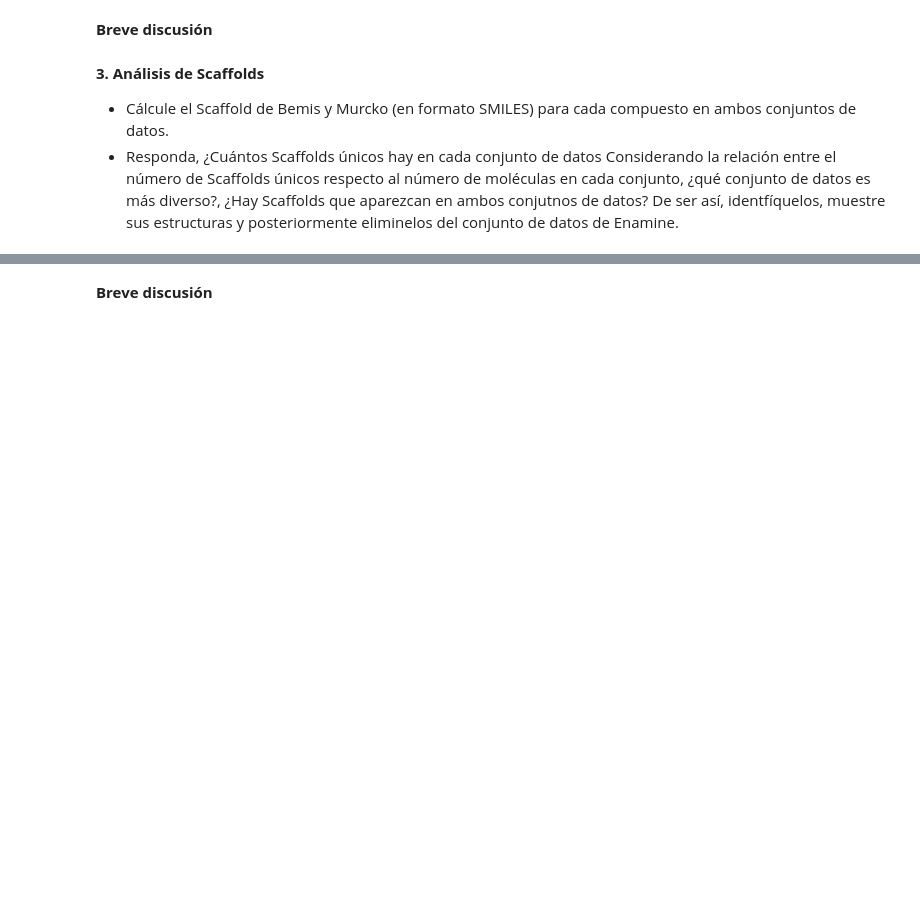
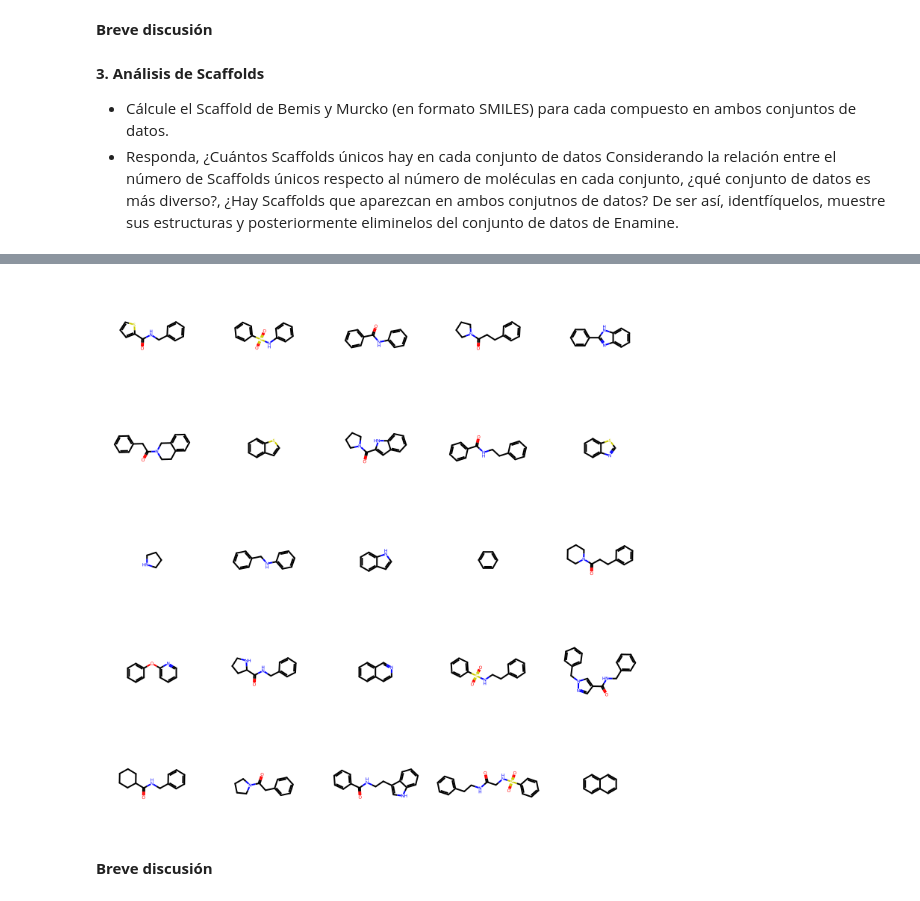
Before and after one commit to diegoga03/ChemestryPython, a Jupyter notebook: Yoatzin_Torres_Ejercicio_Final.ipynb, the cells around one changed output, grey strips where cells are left out. Cells and saved outputs as stored; diff of their text form; code cells hidden in the pictures; blank space fills up the shorter version.

```diff
--- a/Yoatzin_Torres_Ejercicio_Final.ipynb
+++ b/Yoatzin_Torres_Ejercicio_Final.ipynb
@@ -120,3 +234,86 @@ Para ambos conjuntos de datos:
 
 *   Cálcule el Scaffold de Bemis y Murcko (en formato SMILES) para cada compuesto en ambos conjuntos de datos.
 *   Responda, ¿Cuántos Scaffolds únicos hay en cada conjunto de datos Considerando la relación entre el número de Scaffolds únicos respecto al número de moléculas en cada conjunto, ¿qué conjunto de datos es más diverso?, ¿Hay Scaffolds que aparezcan en ambos conjutnos de datos? De ser así, identfíquelos, muestre sus estructuras y posteriormente eliminelos del conjunto de datos de Enamine.
+# %%
+print("Cálcule el Scaffold de Bemis y Murcko (en formato SMILES) para cada compuesto en ambos conjuntos de datos.")
+# Para responder este punto, ocupamos la función MurckoScaffoldSmilesFromSmiles en cada conjunto de datos y agregamos la columna
+# a ambos DataFrame como una columna extra
+
+# Definimos una función auxiliar, ya que, el primer cálculo se hizo de la siguiente forma:
+"""
+bioactivity["BemisMurckoScaffold"] = bioactivity["Smiles"].apply(
+    lambda x: MurckoScaffold.MurckoScaffoldSmilesFromSmiles(x) if x else None
+)
+"""
+# Esta generaba algún tipo de conflicto, por lo que en caso de suceder este error, atrapamos el error
+# y se manda null el dato para no interrumpir las demás operaciones
+def safe_bemis_murcko(smiles):
+    if not smiles:
+        return None
+    try:
+        return MurckoScaffold.MurckoScaffoldSmilesFromSmiles(smiles)
+    except Exception:
+        return None
+# Ahora construimos la nueva columna pasando la columna Smiles de cada DF pasando por nuestra función
+enamine["BemisMurckoScaffold"] = enamine["SMILES"].apply(safe_bemis_murcko)
+bioactivity["BemisMurckoScaffold"] = bioactivity["Smiles"].apply(safe_bemis_murcko)
+# Validamos que ahora si se lleven a cabo los cálculos
+print("Enamine")
+print(enamine[["SMILES", "BemisMurckoScaffold"]].head())
+print("Bioactivity")
+print(bioactivity[["Smiles", "BemisMurckoScaffold"]].head())
+"""
+# USO DE IA: Para poder saber porque está fallando, previamente se realizó una generación indivual de cada conjunto y se pudo
+# observar que el conjunto que tiene error es bioactivity, entonces generamos un sublista con todos los compuestos que no se
+# les pudo calcular el Scaffold de Bemis y Murcko, nos apoyamos de la IA para poder saber a que se debe el que no lleve a cabo
+# el cálculo, por lo que se le envía lo siguiente:
+# Uno de los SLIMES a los que no se les está pudiendo realizar el cálculo con la función MurckoScaffold.MurckoScaffoldSmilesFromSmiles
+# es 'Cc1nn(-c2ccc3onc(N)c3c2)c2c1CCN(c1ccc(-c3ccccc3CN3CC[C@@H](O)C3)cc1)C2=O', ¿a que se debe que falle? Obteniendo como respuesta:
+# El SMILES que compartiste: Cc1nn(-c2ccc3onc(N)c3c2)c2c1CCN(c1ccc(-c3ccccc3CN3CC[C@@H](O)C3)cc1)C2=O está fallando porque contiene
+# estereoquímica explícita en un doble enlace o en un centro quiral que RDKit no puede interpretar correctamente al generar el scaffold.
+print("Scaffolds no generados:", bioactivity["BemisMurckoScaffold"].isnull().sum())
+bioactivity_no_generados = bioactivity[bioactivity["BemisMurckoScaffold"].isnull()]
+print(bioactivity_no_generados[["Smiles"]])
+"""
+print("\nResponda, ¿Cuántos Scaffolds únicos hay en cada conjunto de datos Considerando la relación entre el número de Scaffolds únicos respecto al número de moléculas en cada conjunto, ¿qué conjunto de datos es más diverso?, ¿Hay Scaffolds que aparezcan en ambos conjutnos de datos? De ser así, identfíquelos, muestre sus estructuras y posteriormente eliminelos del conjunto de datos de Enamine.")
+# Para responder esta pregunta, son dos partes, primero obtenemos el total de moléculas en cada conjunto y después obtenemos
+# el total de Scaffolds diferentes utilizando .nunuque() para saber la cantidad. Después con una comparación básica sabemos que
+# conjunto de datos es más diverso.
+print(f"\nEn relación con el total de {enamine['SMILES'].count()} móleculas, existe un total de {enamine['BemisMurckoScaffold'].nunique()} Scaffolds diferentes en el conjunto Enamine")
+print(f"En relación con el total de {bioactivity['Smiles'].count()} móleculas, existe un total de {bioactivity['BemisMurckoScaffold'].nunique()} Scaffolds diferentes en el conjunto Bioactivity")
+enamine_scaffolds = enamine['BemisMurckoScaffold'].nunique()
+bioactivity_scaffolds = bioactivity['BemisMurckoScaffold'].nunique()
+mas_diverso = "Enamine" if enamine_scaffolds > bioactivity_scaffolds else "Bioactivity"
+print(f"Observando este análisis, podemos llegar a la conclusión de que el conjunto más diverso es: {mas_diverso}")
+# Para la siguiente parte de la pregunta, hacemos algo similar al ejercicio anterior, buscamos los similares en ambas listas
+# y con intersection() obtenemos los posibles Scaffolds en común entre ambos conjuntos
+scaffolds_comunes = set(enamine["BemisMurckoScaffold"]).intersection(
+    set(bioactivity["BemisMurckoScaffold"])
+)
+# Imprimimos el total para saber si existe alguna coincidencia
+print("Número de Scaffolds en común:", len(scaffolds_comunes))
+# Para poder mostrar la estructura de los Scaffolds en común, hacemos un filtrado de todos los Scaffolds que se encuentran en nuestra variable
+# 'scaffolds_comunes' que ocupamos para saber si había Scaffolds coincidentes entre ambos conjuntos
+enamine_en_bioactivity = enamine[enamine["BemisMurckoScaffold"].isin(scaffolds_comunes)]
+"""# Convertimos los Scaffolds en Mol para poder ver su estructura
+scaffold_mols = [Chem.MolFromSmiles(s) for s in enamine_en_bioactivity if s]
+
+# Mostramos los Scaffolds
+img = Draw.MolsToGridImage(scaffold_mols, molsPerRow=5, subImgSize=(150,150))
+display(img)"""
+# Filtrar scaffolds comunes válidos
+scaffolds_validos = [
+    s for s in scaffolds_comunes
+    if isinstance(s, str) and Chem.MolFromSmiles(s)
+]
+
+print("Scaffolds válidos:", len(scaffolds_validos))
+
+# Convertir a Mol solo los válidos
+scaffold_mols = [Chem.MolFromSmiles(s) for s in scaffolds_validos]
+
+# Dibujar en cuadrícula
+from rdkit.Chem import Draw
+img = Draw.MolsToGridImage(scaffold_mols, molsPerRow=5, subImgSize=(150,150))
+display(img)
+# %% [output]
@@ -123,3 +355,4 @@ Para ambos conjuntos de datos:
+[figure, added]
 # %% [markdown]
 **Breve discusión**
 # %% [markdown]
```
Also changed, not shown: parts of 6 cells of this notebook.
